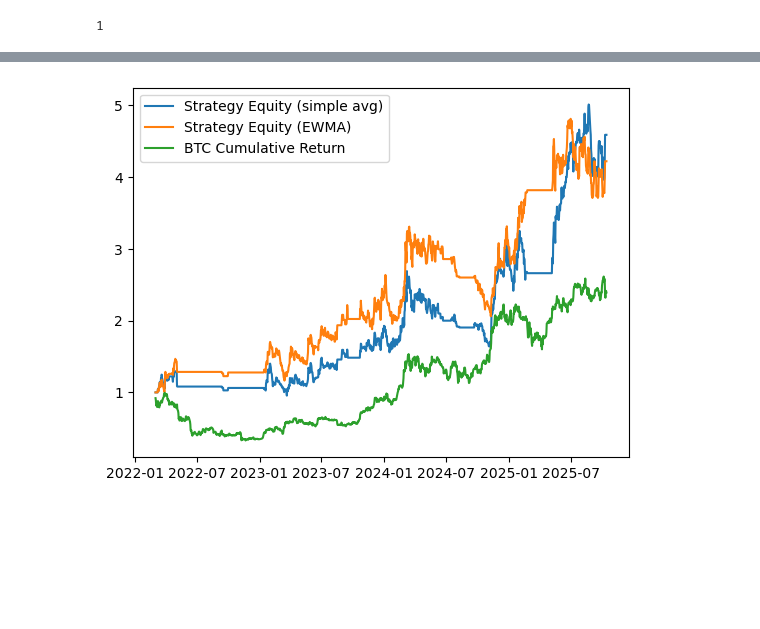
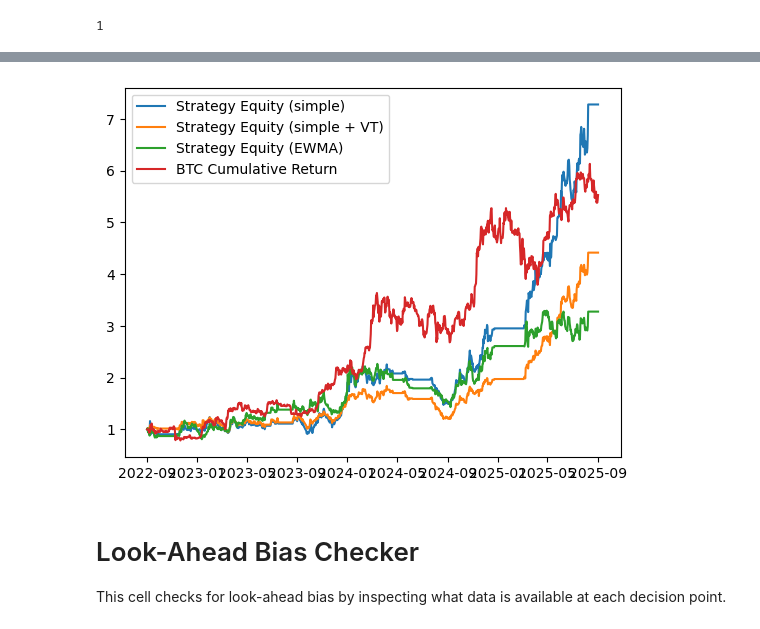
Before and after one commit to jiehengchin/mom_research, a Jupyter notebook: simple_mom_bt_quantile.ipynb, the cells around one changed output, grey strips where cells are left out. Saved outputs shown, nothing was run; the diff lists cells and outputs as text; code cells hidden in the pictures; blank space fills up the shorter version.

```diff
--- a/simple_mom_bt_quantile.ipynb
+++ b/simple_mom_bt_quantile.ipynb
@@ -7,10 +7,10 @@ from binance_data_loader import BinanceDataLoader
 from tqdm import tqdm
 # %%
 data_loader = BinanceDataLoader(
-    data_directory=r"C:\Users\USER\Documents\Binance_related\dailytickerdata2020",
+    data_directory="/Users/chinjieheng/Documents/data/binance_dailydata/",
     min_records=60,
     min_volume=1e5,
-    start_date="2022-01-01",
+    start_date="2022-09-01",
     end_date=None
 )
 # %% [output]
@@ -44,7 +50,7 @@ price
 # Composite momentum: build list of non-overlapping (or simple) block returns
 # This cell intentionally only computes `rets_list` (block returns) and the warm-up `n`
 # The previous rank->normal scoring path was removed to avoid leaving obsolete code behind.
-momentum_periods = [14]
+momentum_periods = [12]
 momentum_weights = None
 non_overlapping = False
 
@@ -267,17 +633,76 @@ plt.show()
 # %%
-# Example: align equity with df index (ensure equity_series_simple/ewma defined and aligned to rebalance start)
-equity_series_simple = pd.Series(equity_simple, index=price.index[n: n+len(equity_simple)])
-equity_series_ewma = pd.Series(equity_ewma, index=price.index[n: n+len(equity_ewma)])
-# BTC cumulative return - align to equity index (use the simple equity dates)
+# BTC cumulative return comparison
+equity_series_simple = pd.Series(equity_simple, index=price.index[:len(equity_simple)])
+equity_series_ewma = pd.Series(equity_ewma, index=price.index[:len(equity_ewma)])
+
+# Apply volatility targeting to simple momentum (NO LOOK-AHEAD BIAS)
+simple_returns = equity_series_simple.pct_change().fillna(0.0)
+
+# VT parameters
+target_vol_annual = 0.35
+lambda_ = 0.84
+ann_factor = 365.0
+max_leverage = 5.0
+warmup = 30
+resume_days = 5  # Days to keep leverage at 1.0 after resuming from cash
+
+# Initialize EWMA variance
+var = None
+if len(simple_returns) > warmup + 1:
+    seed_slice = simple_returns.iloc[1:warmup+1]
+    if seed_slice.notna().any():
+        var = float(np.nanmean(np.square(seed_slice))) * ann_factor
+
+# Build VT equity
+vt_equity = [equity_series_simple.iloc[0] if len(equity_series_simple) > 0 else 1.0]
+last_scale = 1.0
+days_since_resume = 999  # Start high to allow normal leverage initially
+
+for t in range(1, len(simple_returns)):
+    current_ret = float(simple_returns.iloc[t])
+
+    # Detect cash period (zero return when strategy should be active)
+    was_in_cash = (abs(current_ret) < 1e-10 and t > warmup)
+
+    if was_in_cash:
+        days_since_resume = 0
+        vt_equity.append(vt_equity[-1] * (1.0 + 0.0 * current_ret))
+    else:
+        # Trading: check if in resume period
+        if days_since_resume < resume_days:
+            actual_scale = 1.0
+            days_since_resume += 1
+        else:
+            actual_scale = last_scale
+
+        vt_equity.append(vt_equity[-1] * (1.0 + actual_scale * current_ret))
+
+    # Update variance when trading
+    if not was_in_cash and abs(current_ret) > 1e-10:
+        if (var is None) or (not np.isfinite(var)) or (var <= 0):
+            var = (current_ret ** 2) * ann_factor
+        else:
+            var = lambda_ * var + (1.0 - lambda_) * (current_ret ** 2) * ann_factor
+
+        last_scale = min(max_leverage, target_vol_annual / np.sqrt(var)) if var > 0 else 1.0
+
+equity_series_simple_vt = pd.Series(vt_equity, index=equity_series_simple.index)
+
+# BTC cumulative return - align to equity index
 btc_cumret = (1 + price["BTCUSDT"].pct_change().fillna(0)).cumprod()
 btc_idx = equity_series_simple.index
 btc_cumret = btc_cumret.reindex(btc_idx).fillna(method='ffill').fillna(1.0)
 
-plt.plot(equity_series_simple, label="Strategy Equity (simple avg)")
+plt.plot(equity_series_simple, label="Strategy Equity (simple)")
+plt.plot(equity_series_simple_vt, label="Strategy Equity (simple + VT)")
 plt.plot(equity_series_ewma, label="Strategy Equity (EWMA)")
 plt.plot(btc_cumret, label="BTC Cumulative Return")
 
 plt.legend()
 plt.show()
 # %% [output]
-[figure, old version]
+[figure, new version]
+# %% [markdown]
+# Look-Ahead Bias Checker
+
+This cell checks for look-ahead bias by inspecting what data is available at each decision point.
```
Also changed, not shown: parts of 5 cells of this notebook, 29 other files.
